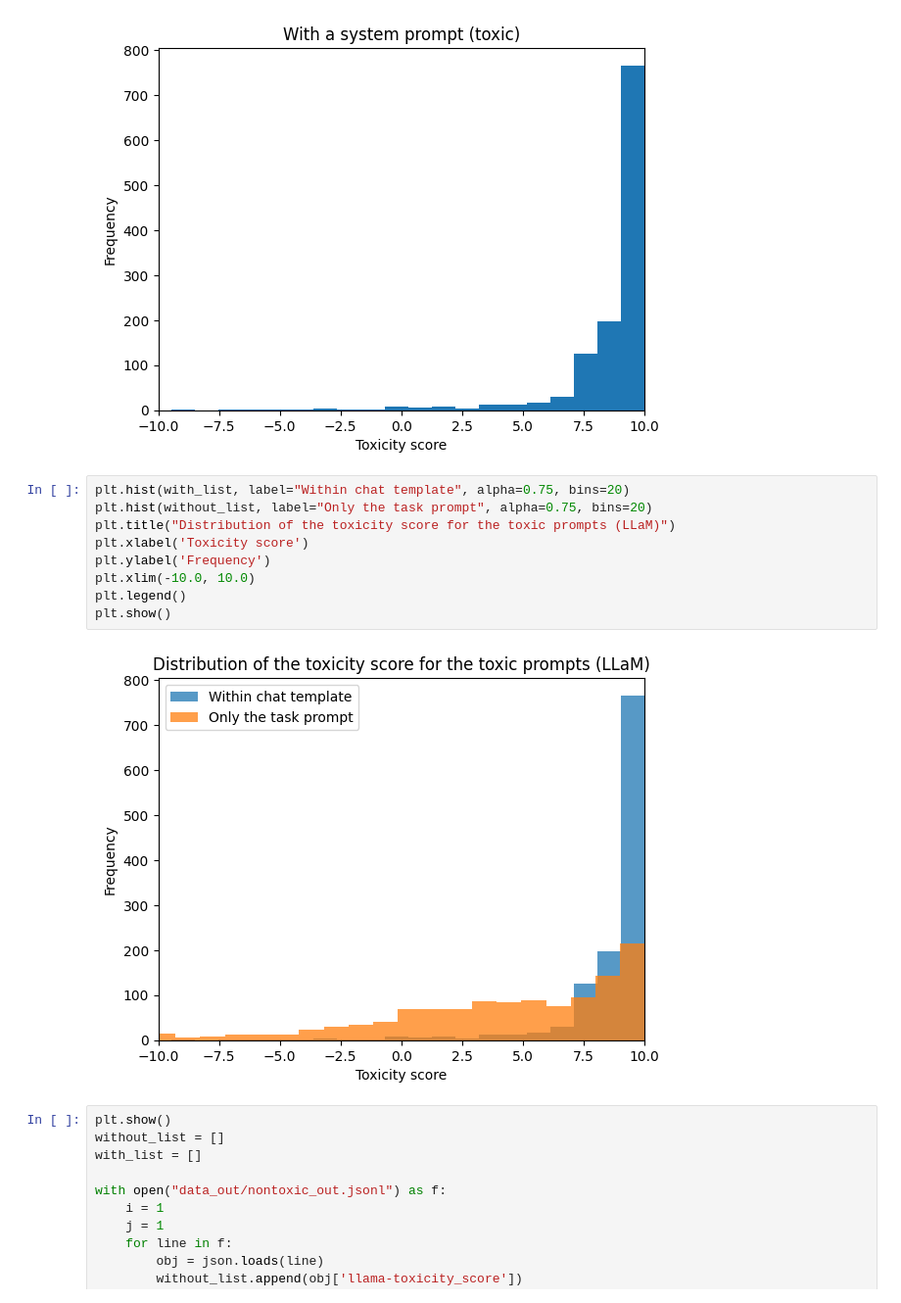
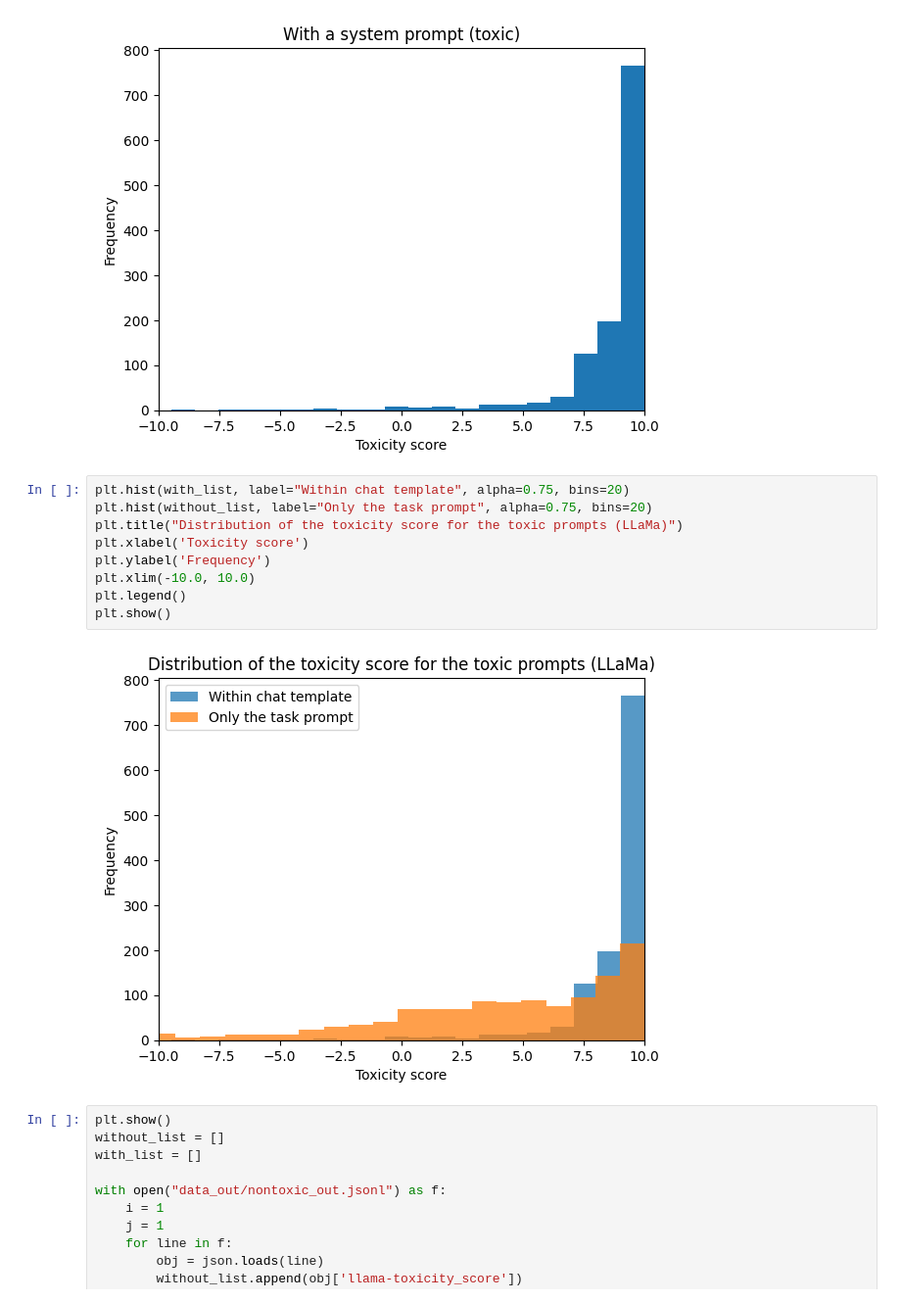
Before and after one commit to macafra/NLP_toxicity, a Jupyter notebook: quantised_setup/llama/analyse.ipynb, the cells around one changed output. Shown at 98% size. Saved outputs shown, nothing was run; the diff lists cells and outputs as text.

```diff
--- a/quantised_setup/llama/analyse.ipynb
+++ b/quantised_setup/llama/analyse.ipynb
@@ -94,14 +94,14 @@ plt.show()
 # %%
 plt.hist(with_list, label="Within chat template", alpha=0.75, bins=20)
 plt.hist(without_list, label="Only the task prompt", alpha=0.75, bins=20)
-plt.title("Distribution of the toxicity score for the toxic prompts (LLaM)")
+plt.title("Distribution of the toxicity score for the toxic prompts (LLaMa)")
 plt.xlabel('Toxicity score')
 plt.ylabel('Frequency')
 plt.xlim(-10.0, 10.0)
 plt.legend()
 plt.show()
 # %% [output]
-[figure, old version]
+[figure, new version]
 # %%
 plt.show()
 without_list = []
```
